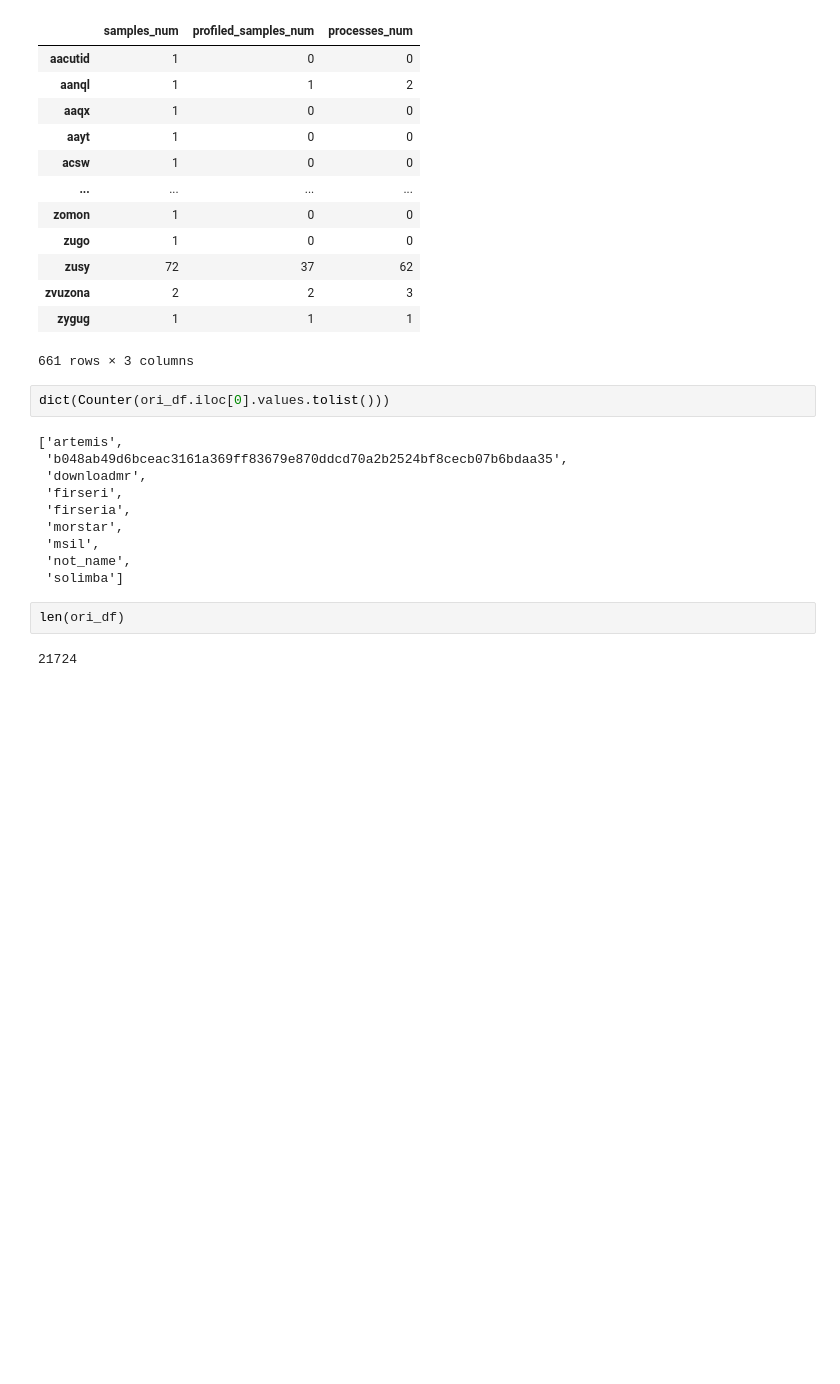
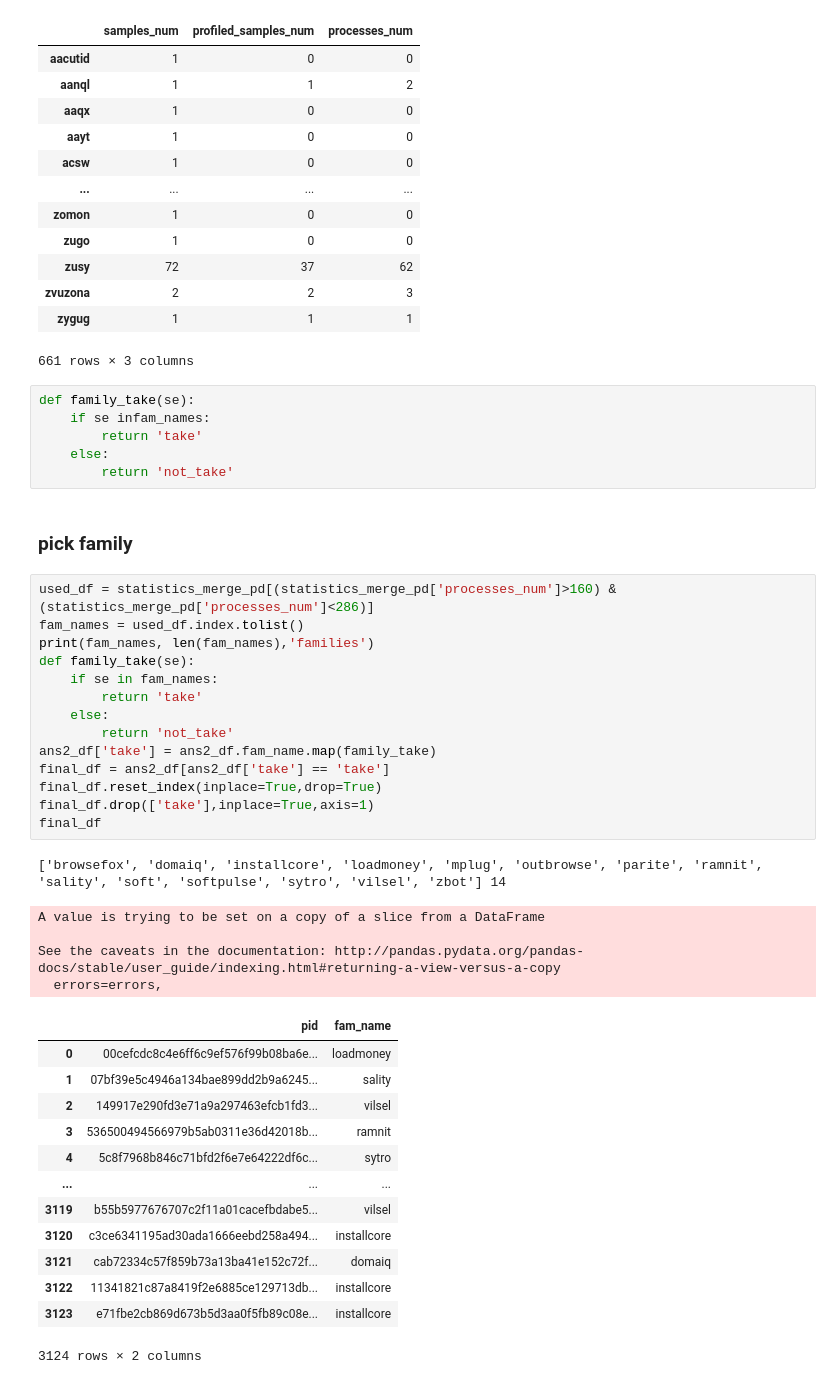
Before and after one commit to tychen5/SequenceFramework, a Jupyter notebook: 01.Hooklog_Prerocess.ipynb, the cells around one changed output. Cells and saved outputs as stored; diff of their text form; blank space fills up the shorter version.

```diff
--- a/01.Hooklog_Prerocess.ipynb
+++ b/01.Hooklog_Prerocess.ipynb
@@ -211,19 +211,44 @@ statistics_merge_pd
 | zvuzona | 2 | 2 | 3 |
 | zygug | 1 | 1 | 1 |
 661 rows × 3 columns
-# %%
-dict(Counter(ori_df.iloc[0].values.tolist()))
-# %% [output]
-['artemis',
- 'b048ab49d6bceac3161a369ff83679e870ddcd70a2b2524bf8cecb07b6bdaa35',
- 'downloadmr',
- 'firseri',
- 'firseria',
- 'morstar',
- 'msil',
- 'not_name',
- 'solimba']
-# %%
-len(ori_df)
-# %% [output]
-21724
+# %%
+def family_take(se):
+    if se infam_names:
+        return 'take'
+    else:
+        return 'not_take'
+# %% [markdown]
+### pick family
+# %%
+used_df = statistics_merge_pd[(statistics_merge_pd['processes_num']>160) & (statistics_merge_pd['processes_num']<286)]
+fam_names = used_df.index.tolist()
+print(fam_names, len(fam_names),'families')
+def family_take(se):
+    if se in fam_names:
+        return 'take'
+    else:
+        return 'not_take'
+ans2_df['take'] = ans2_df.fam_name.map(family_take)
+final_df = ans2_df[ans2_df['take'] == 'take']
+final_df.reset_index(inplace=True,drop=True)
+final_df.drop(['take'],inplace=True,axis=1)
+final_df
+# %% [output]
+['browsefox', 'domaiq', 'installcore', 'loadmoney', 'mplug', 'outbrowse', 'parite', 'ramnit', 'sality', 'soft', 'softpulse', 'sytro', 'vilsel', 'zbot'] 14
+A value is trying to be set on a copy of a slice from a DataFrame
+
+See the caveats in the documentation: http://pandas.pydata.org/pandas-docs/stable/user_guide/indexing.html#returning-a-view-versus-a-copy
+  errors=errors,
+|  | pid | fam_name |
+| 0 | 00cefcdc8c4e6ff6c9ef576f99b08ba6e... | loadmoney |
+| 1 | 07bf39e5c4946a134bae899dd2b9a6245... | sality |
+| 2 | 149917e290fd3e71a9a297463efcb1fd3... | vilsel |
+| 3 | 536500494566979b5ab0311e36d42018b... | ramnit |
+| 4 | 5c8f7968b846c71bfd2f6e7e64222df6c... | sytro |
+| ... | ... | ... |
+| 3119 | b55b5977676707c2f11a01cacefbdabe5... | vilsel |
+| 3120 | c3ce6341195ad30ada1666eebd258a494... | installcore |
+| 3121 | cab72334c57f859b73a13ba41e152c72f... | domaiq |
+| 3122 | 11341821c87a8419f2e6885ce129713db... | installcore |
+| 3123 | e71fbe2cb869d673b5d3aa0f5fb89c08e... | installcore |
+3124 rows × 2 columns
```
Also changed, not shown: parts of 2 cells of this notebook, 4 other files.
